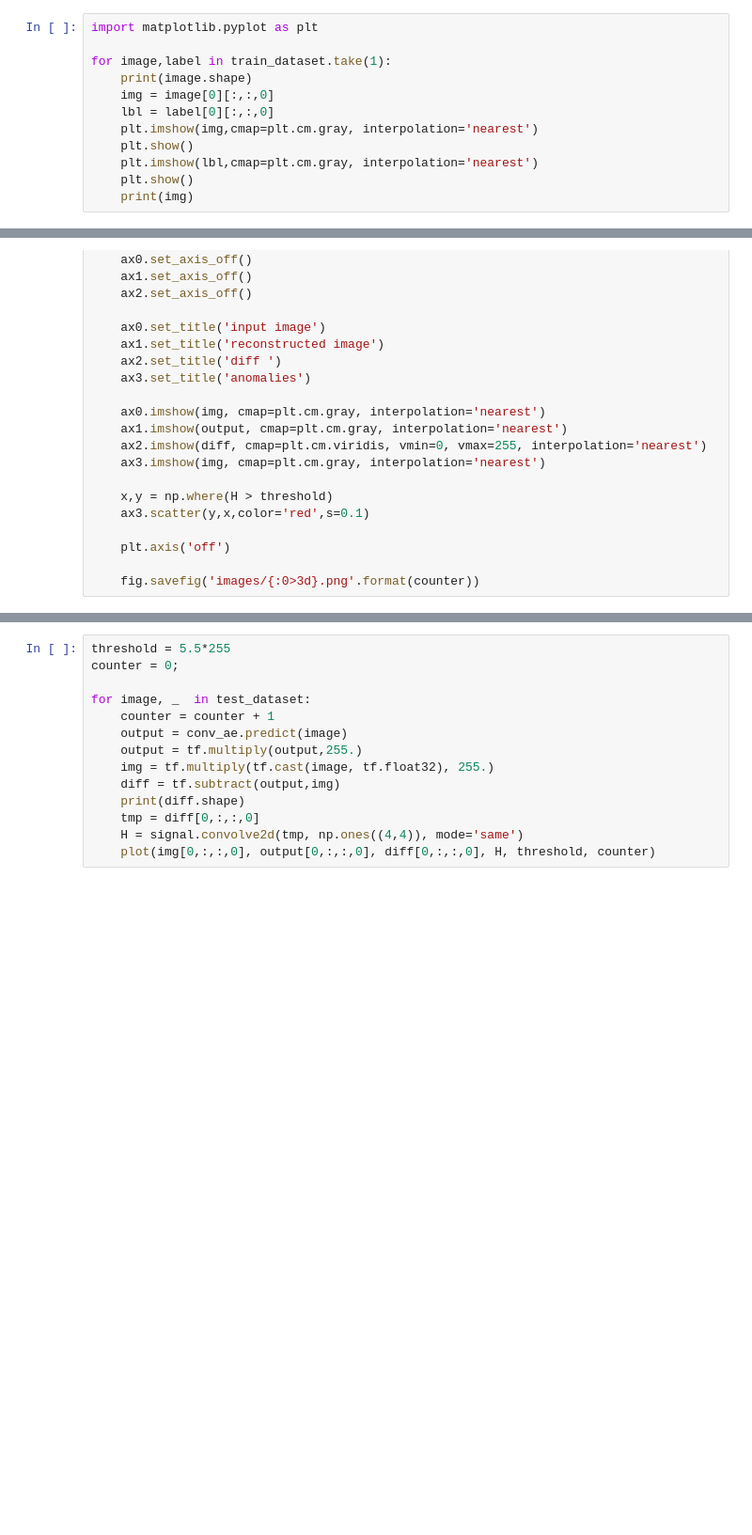
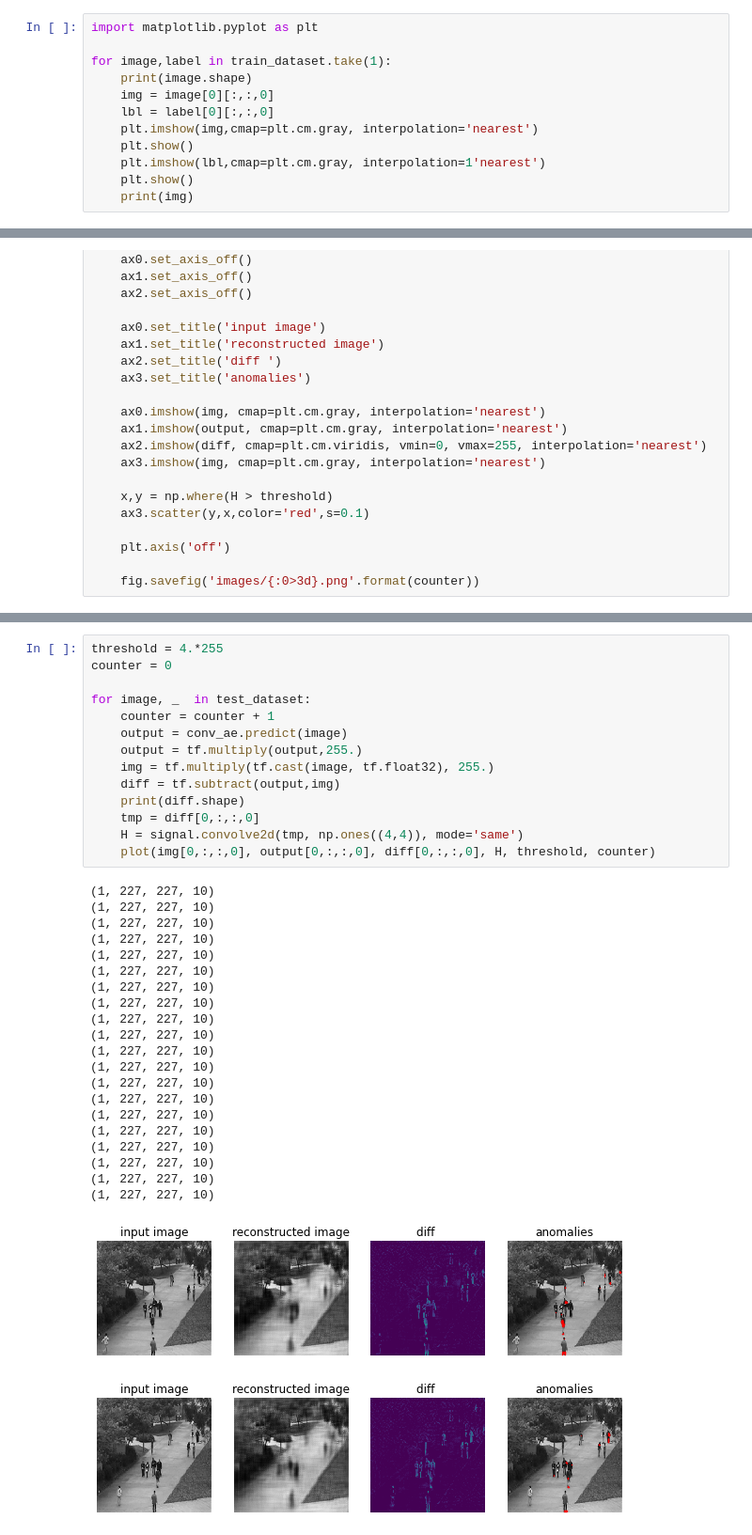
Before and after one commit to khengkok/mindef-ai, a Jupyter notebook: autoencoder2.ipynb, the cells around one changed output, grey strips where cells are left out. Shown at 94% size. Saved outputs shown, nothing was run; the diff lists cells and outputs as text; blank space fills up the shorter version.

```diff
--- a/autoencoder2.ipynb
+++ b/autoencoder2.ipynb
@@ -140,7 +151,7 @@ for image,label in train_dataset.take(1):
     lbl = label[0][:,:,0]
     plt.imshow(img,cmap=plt.cm.gray, interpolation='nearest')
     plt.show()
-    plt.imshow(lbl,cmap=plt.cm.gray, interpolation='nearest')
+    plt.imshow(lbl,cmap=plt.cm.gray, interpolation=1'nearest')
     plt.show()
     print(img)
 # %% [output]
@@ -302,14 +460,37 @@ def plot(img, output, diff, H, threshold, counter):
 # %%
-threshold = 5.5*255
-counter = 0;
+threshold = 4.*255
+counter = 0
 
 for image, _  in test_dataset:
     counter = counter + 1
     output = conv_ae.predict(image)
     output = tf.multiply(output,255.)
     img = tf.multiply(tf.cast(image, tf.float32), 255.)
     diff = tf.subtract(output,img)
     print(diff.shape)
     tmp = diff[0,:,:,0]
     H = signal.convolve2d(tmp, np.ones((4,4)), mode='same')
     plot(img[0,:,:,0], output[0,:,:,0], diff[0,:,:,0], H, threshold, counter)
+# %% [output]
+(1, 227, 227, 10)
+(1, 227, 227, 10)
+(1, 227, 227, 10)
+(1, 227, 227, 10)
+(1, 227, 227, 10)
+(1, 227, 227, 10)
+(1, 227, 227, 10)
+(1, 227, 227, 10)
+(1, 227, 227, 10)
+(1, 227, 227, 10)
+(1, 227, 227, 10)
+(1, 227, 227, 10)
+(1, 227, 227, 10)
+(1, 227, 227, 10)
+(1, 227, 227, 10)
+(1, 227, 227, 10)
+(1, 227, 227, 10)
+(1, 227, 227, 10)
+(1, 227, 227, 10)
+(1, 227, 227, 10)
+[figure, added]
+[figure, added]
```
Also changed, not shown: parts of 13 cells of this notebook, 1 other file.
